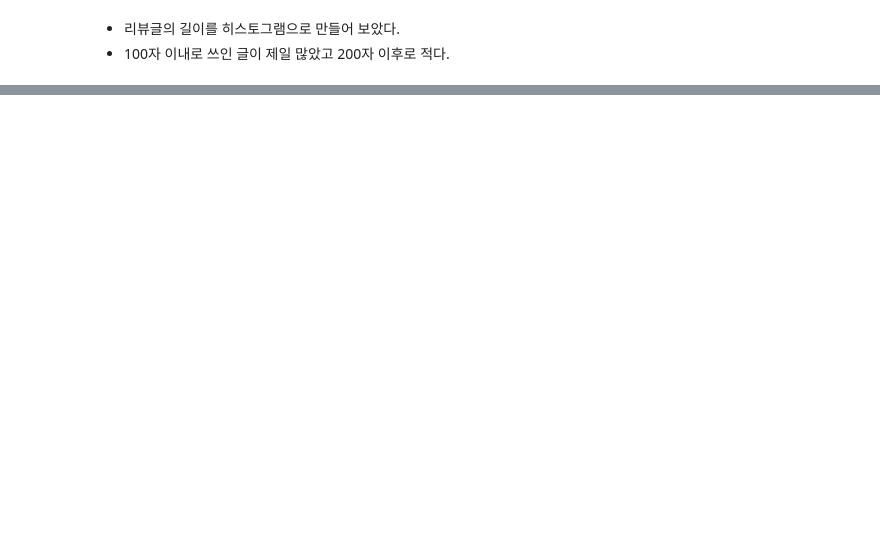
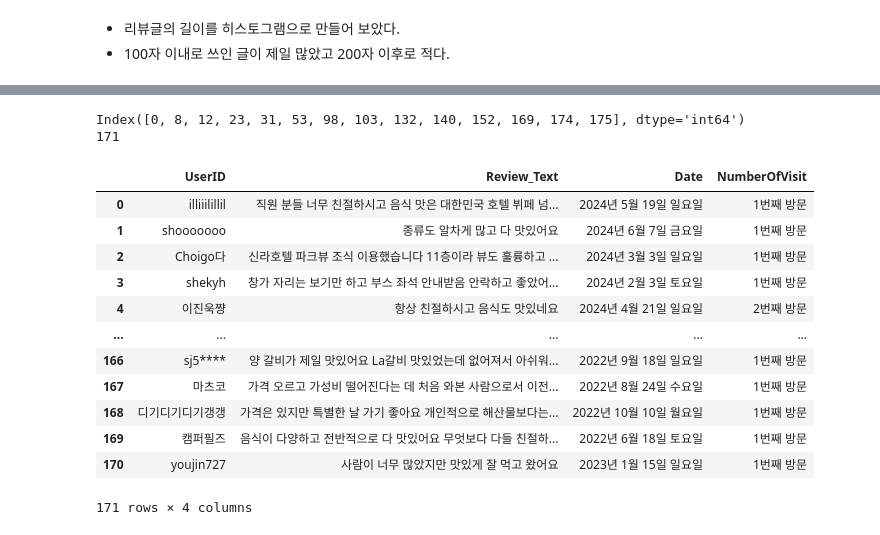
Before and after one commit to baedori99/Restaurant_Review, a Jupyter notebook: Data_Preprocessing/data_preprocess.ipynb, the cells around one changed output, grey strips where cells are left out. Saved outputs shown, nothing was run; the diff lists cells and outputs as text; code cells hidden in the pictures; blank space fills up the shorter version.

Commit message:
24-06-24 working on find IQR and delete on df

```diff
--- a/Data_Preprocessing/data_preprocess.ipynb
+++ b/Data_Preprocessing/data_preprocess.ipynb
@@ -735,0 +879,56 @@ plt.show()
+# %%
+import pandas as pd
+
+def find_reviewlength(df_reviews):
+    review_strlength = {"리뷰 길이":[]}
+    for i in range(len(df_reviews)):
+        temp_length = len(df_reviews["Review_Text"][i])
+        review_strlength["리뷰 길이"].append(temp_length)
+
+    df_temp_review_strlength = pd.DataFrame(review_strlength)
+    return df_temp_review_strlength
+
+# z-score를 통해 이상치를 찾는 함수
+# def find_outlier(df_length_reviews, df_reviews):
+#     outlier = df_length_reviews[(abs((df_length_reviews["리뷰 길이"]-df_length_reviews["리뷰 길이"].mean())/df_length_reviews["리뷰 길이"].std())) > 1.96].index
+#     clean_df = df_reviews.drop(outlier)
+#     return clean_df
+
+# IQR을 이용한 이상치를 찾는 함수
+def find_IQR(df_length_reviews,df_reviews):
+    new_df_length = df_length_reviews.copy()
+    new_df_reviews = df_reviews.copy()
+    Q1 = new_df_length["리뷰 길이"].quantile(q=0.25)
+    Q3 = new_df_length["리뷰 길이"].quantile(q=0.75)
+    IQR = Q3 - Q1
+    IQR_df = new_df_length[(new_df_length["리뷰 길이"] >= Q3 + 1.5 * IQR) | (new_df_length["리뷰 길이"] <= Q1 - 1.5*IQR)].index
+    print(IQR_df)
+    new_df_reviews = new_df_reviews.drop('Unnamed: 0.1', axis = 1)
+    new_df_reviews = new_df_reviews.drop('Unnamed: 0', axis = 1)
+
+    new_df_reviews.drop(IQR_df, inplace = True)
+    print(len(new_df_reviews))
+    new_df_reviews.reset_index(drop=True, inplace = True)
+
+    new_df_reviews.to_csv("./IQRtest.csv")
+    return new_df_reviews
+# %%
+temp_reviews_spacing = pd.read_csv("C:/Users/pps/Desktop/Restaurant_Review/Data_Preprocessing/S_hotel_buffet_review_spacingcheck.csv")
+df_temp_reviewlength = find_reviewlength(temp_reviews_spacing)
+find_IQR(df_temp_reviewlength,temp_reviews_spacing)
+# %% [output]
+Index([0, 8, 12, 23, 31, 53, 98, 103, 132, 140, 152, 169, 174, 175], dtype='int64')
+171
+|  | UserID | Review_Text | Date | NumberOfVisit |
+| 0 | illiiilillil | 직원 분들 너무 친절하시고 음식 맛은 대한민국 호텔 뷔페 넘... | 2024년 5월 19일 일요일 | 1번째 방문 |
+| 1 | shooooooo | 종류도 알차게 많고 다 맛있어요 | 2024년 6월 7일 금요일 | 1번째 방문 |
+| 2 | Choigo다 | 신라호텔 파크뷰 조식 이용했습니다 11층이라 뷰도 훌륭하고 ... | 2024년 3월 3일 일요일 | 1번째 방문 |
+| 3 | shekyh | 창가 자리는 보기만 하고 부스 좌석 안내받음 안락하고 좋았어... | 2024년 2월 3일 토요일 | 1번째 방문 |
+| 4 | 이진욱쨩 | 항상 친절하시고 음식도 맛있네요 | 2024년 4월 21일 일요일 | 2번째 방문 |
+| ... | ... | ... | ... | ... |
+| 166 | sj5**** | 양 갈비가 제일 맛있어요 La갈비 맛있었는데 없어져서 아쉬워... | 2022년 9월 18일 일요일 | 1번째 방문 |
+| 167 | 마츠코 | 가격 오르고 가성비 떨어진다는 데 처음 와본 사람으로서 이전... | 2022년 8월 24일 수요일 | 1번째 방문 |
+| 168 | 디기디기디기갱갱 | 가격은 있지만 특별한 날 가기 좋아요 개인적으로 해산물보다는... | 2022년 10월 10일 월요일 | 1번째 방문 |
+| 169 | 캠퍼필즈 | 음식이 다양하고 전반적으로 다 맛있어요 무엇보다 다들 친절하... | 2022년 6월 18일 토요일 | 1번째 방문 |
+| 170 | youjin727 | 사람이 너무 많았지만 맛있게 잘 먹고 왔어요 | 2023년 1월 15일 일요일 | 1번째 방문 |
+171 rows × 4 columns
```
Also changed, not shown: parts of 24 cells of this notebook, 2 other files.
